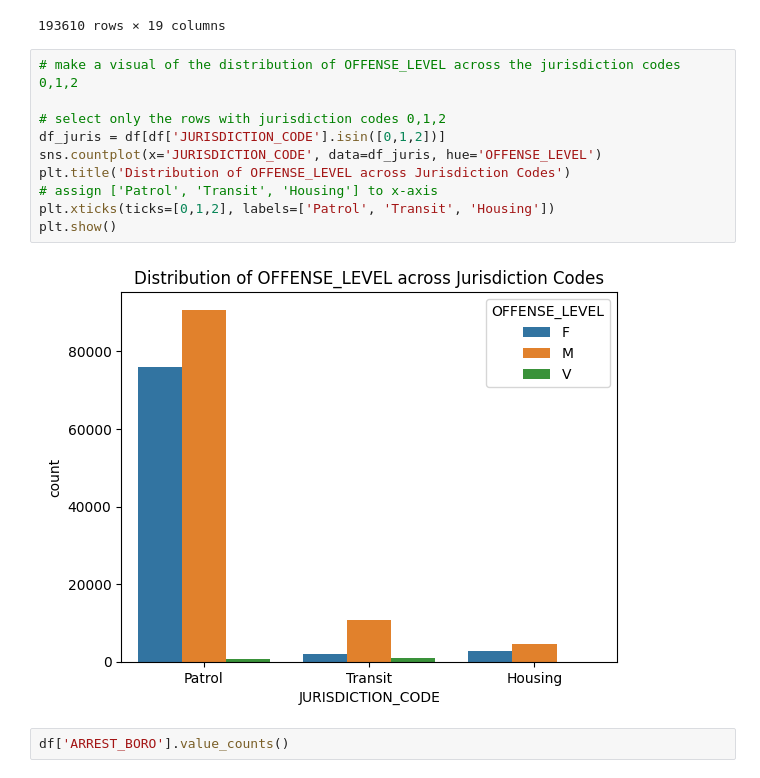
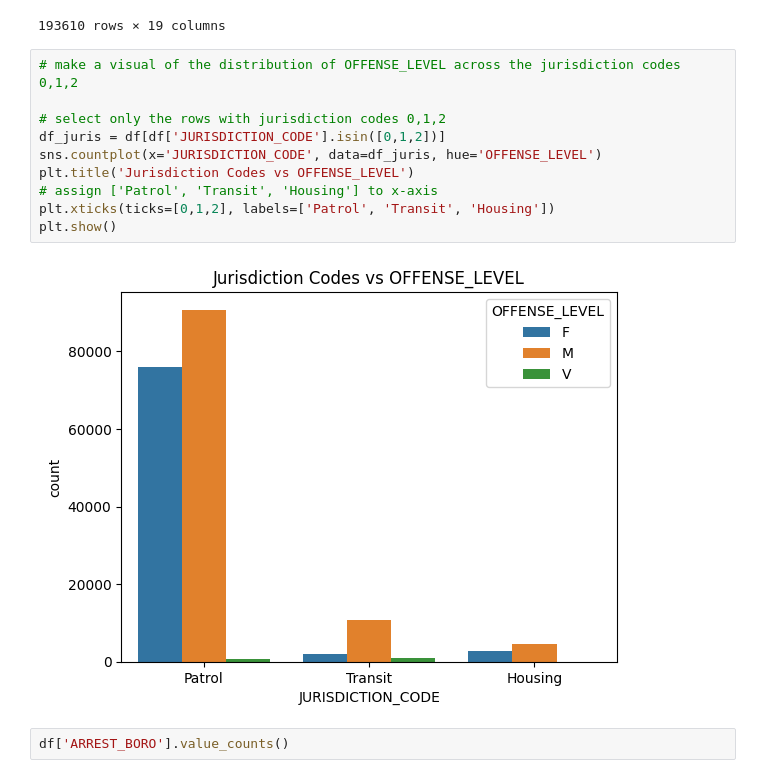
Before and after one commit to annahauk/CS513, a Jupyter notebook: annaEDA.ipynb, the cells around one changed output. Cells and saved outputs as stored; diff of their text form.

```diff
--- a/annaEDA.ipynb
+++ b/annaEDA.ipynb
@@ -287,15 +287,15 @@ df
 # %%
 # make a visual of the distribution of OFFENSE_LEVEL across the jurisdiction codes 0,1,2
 
 # select only the rows with jurisdiction codes 0,1,2
 df_juris = df[df['JURISDICTION_CODE'].isin([0,1,2])]
 sns.countplot(x='JURISDICTION_CODE', data=df_juris, hue='OFFENSE_LEVEL')
-plt.title('Distribution of OFFENSE_LEVEL across Jurisdiction Codes')
+plt.title('Jurisdiction Codes vs OFFENSE_LEVEL')
 # assign ['Patrol', 'Transit', 'Housing'] to x-axis
 plt.xticks(ticks=[0,1,2], labels=['Patrol', 'Transit', 'Housing'])
 plt.show()
 # %% [output]
-[figure, old version]
+[figure, new version]
 # %%
 df['ARREST_BORO'].value_counts()
 # %% [output]
```
Also changed, not shown: parts of 97 cells of this notebook.
